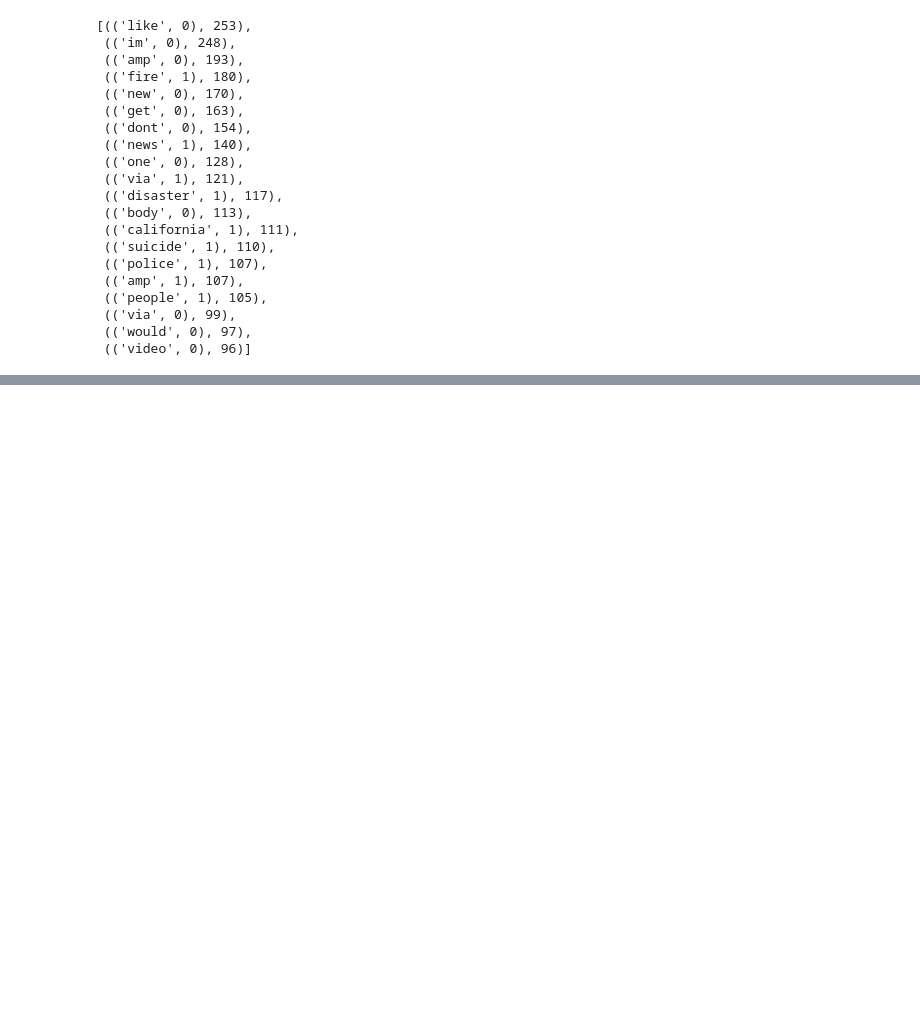
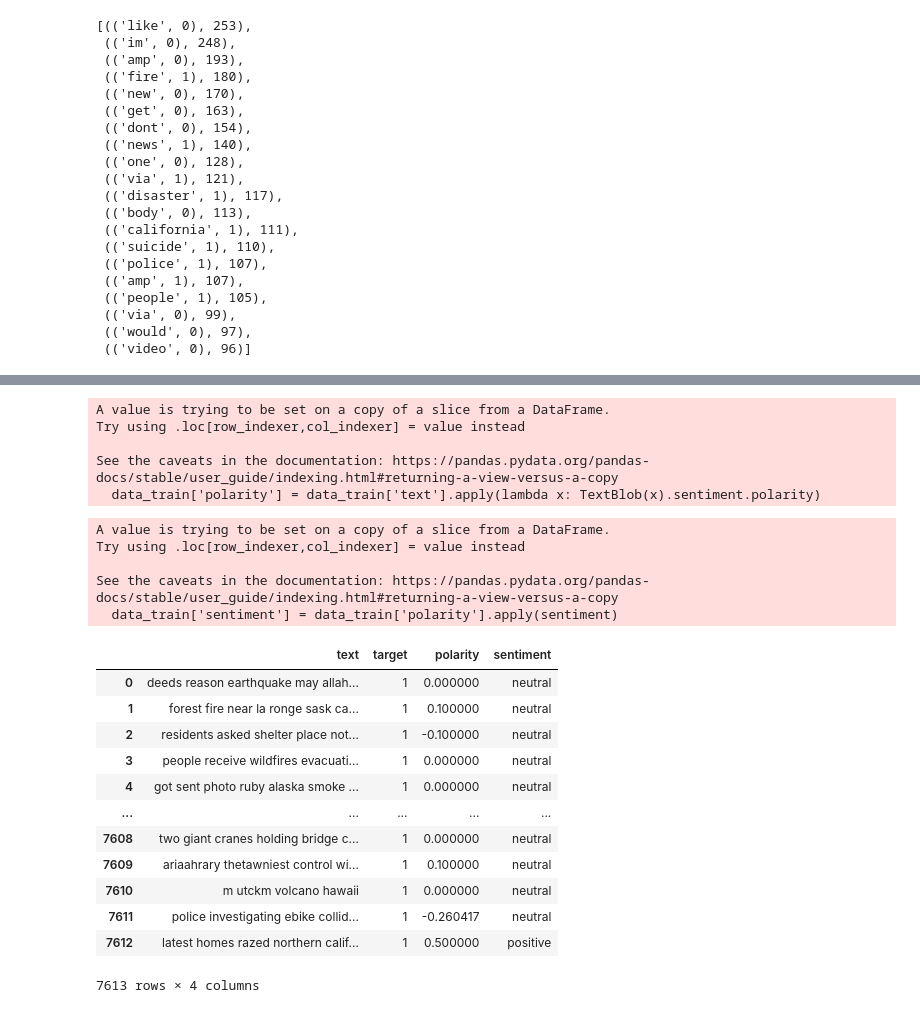
Before and after one commit to campeon19/Lab5_Tweets_Analisis, a Jupyter notebook: Lab 5.ipynb, the cells around one changed output, grey strips where cells are left out. Drawn from its saved outputs; the diff is of its cells as text; code cells hidden in the pictures; blank space fills up the shorter version.

```diff
--- a/Lab 5.ipynb
+++ b/Lab 5.ipynb
@@ -265,0 +280,10 @@ sorted(dictionary.items(), key=lambda x: x[1], reverse=True)[:20]
+# %%
+from textblob import TextBlob
+
+data_train['polarity'] = data_train['text'].apply(lambda x: TextBlob(x).sentiment.polarity)
+# %% [output]
+A value is trying to be set on a copy of a slice from a DataFrame.
+Try using .loc[row_indexer,col_indexer] = value instead
+
+See the caveats in the documentation: https://pandas.pydata.org/pandas-docs/stable/user_guide/indexing.html#returning-a-view-versus-a-copy
+  data_train['polarity'] = data_train['text'].apply(lambda x: TextBlob(x).sentiment.polarity)
@@ -265,0 +299,24 @@ sorted(dictionary.items(), key=lambda x: x[1], reverse=True)[:20]
+# %%
+data_train['sentiment'] = data_train['polarity'].apply(sentiment)
+# %% [output]
+A value is trying to be set on a copy of a slice from a DataFrame.
+Try using .loc[row_indexer,col_indexer] = value instead
+
+See the caveats in the documentation: https://pandas.pydata.org/pandas-docs/stable/user_guide/indexing.html#returning-a-view-versus-a-copy
+  data_train['sentiment'] = data_train['polarity'].apply(sentiment)
+# %%
+data_train
+# %% [output]
+|  | text | target | polarity | sentiment |
+| 0 | deeds reason earthquake may allah... | 1 | 0.000000 | neutral |
+| 1 | forest fire near la ronge sask ca... | 1 | 0.100000 | neutral |
+| 2 | residents asked shelter place not... | 1 | -0.100000 | neutral |
+| 3 | people receive wildfires evacuati... | 1 | 0.000000 | neutral |
+| 4 | got sent photo ruby alaska smoke ... | 1 | 0.000000 | neutral |
+| ... | ... | ... | ... | ... |
+| 7608 | two giant cranes holding bridge c... | 1 | 0.000000 | neutral |
+| 7609 | ariaahrary thetawniest control wi... | 1 | 0.100000 | neutral |
+| 7610 | m utckm volcano hawaii | 1 | 0.000000 | neutral |
+| 7611 | police investigating ebike collid... | 1 | -0.260417 | neutral |
+| 7612 | latest homes razed northern calif... | 1 | 0.500000 | positive |
+7613 rows × 4 columns
```
Also changed, not shown: parts of 16 cells of this notebook.
